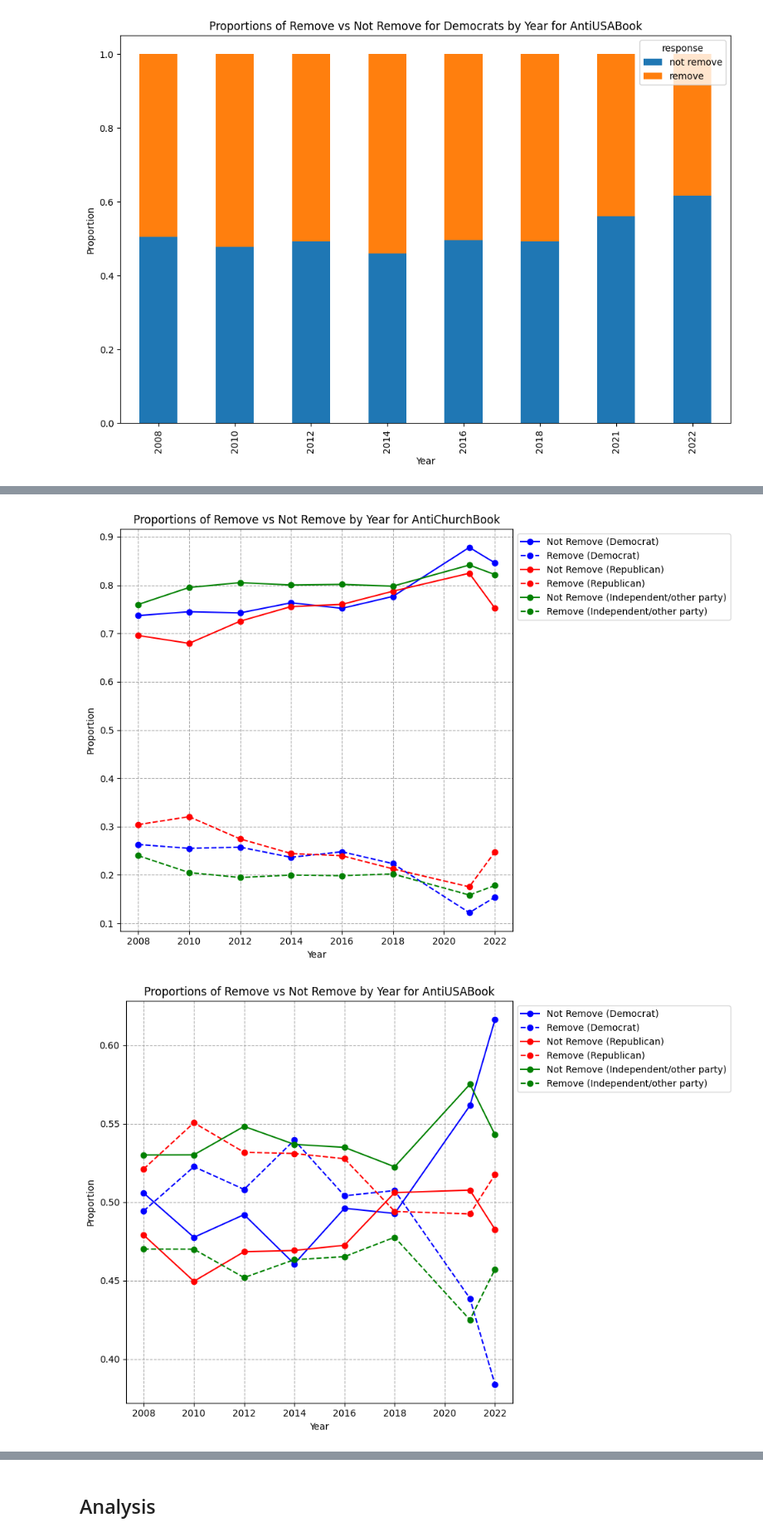
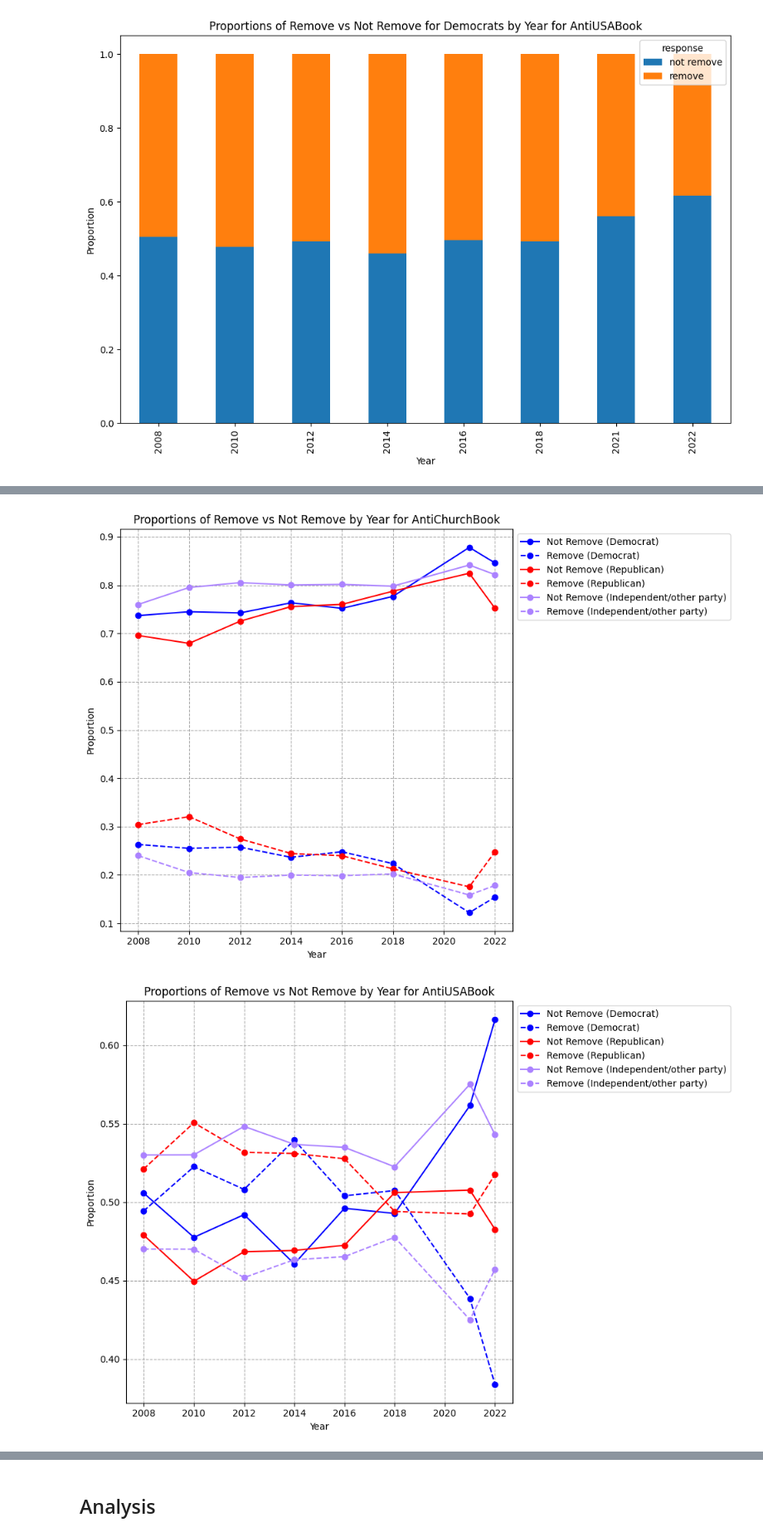
Before and after one commit to manaswinit26/group19, a Jupyter notebook: lab1 (1).ipynb, the cells around one changed output, grey strips where cells are left out. Shown: that part at 83% size. Drawn from its saved outputs; the diff is of its cells as text; code cells hidden in the pictures.

```diff
--- a/lab1 (1).ipynb
+++ b/lab1 (1).ipynb
@@ -470,7 +487,7 @@ parties = ['democrat', 'republican', 'independent/other party']
 color_map = {
     'democrat': 'blue',
     'republican': 'red',
-    'independent/other party': 'green'
+    'independent/other party': '#AB82FF'
 }
 
 for book in books:
@@ -497,3 +514,3 @@ for book in books:
-[figure, old version]
+[figure, new version]
-[figure, old version]
+[figure, new version]
 # %% [markdown]
```
Also changed, not shown: parts of 6 cells of this notebook.
